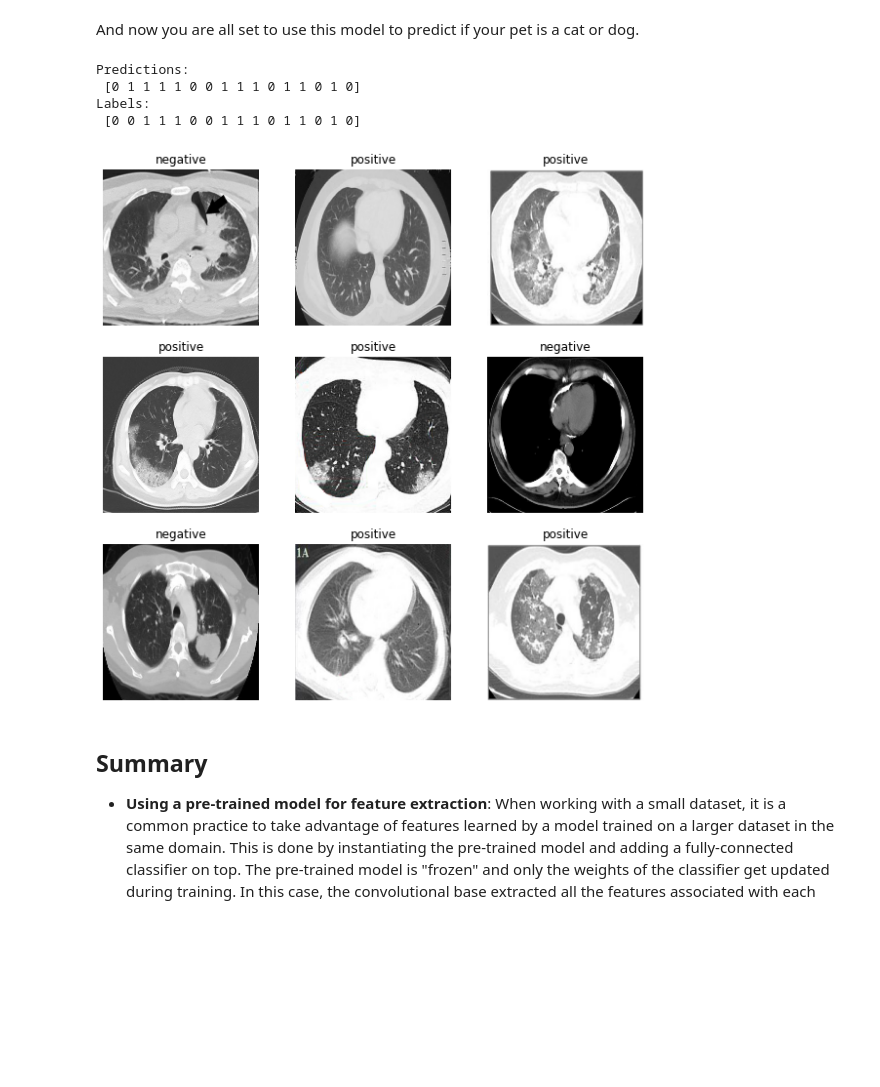
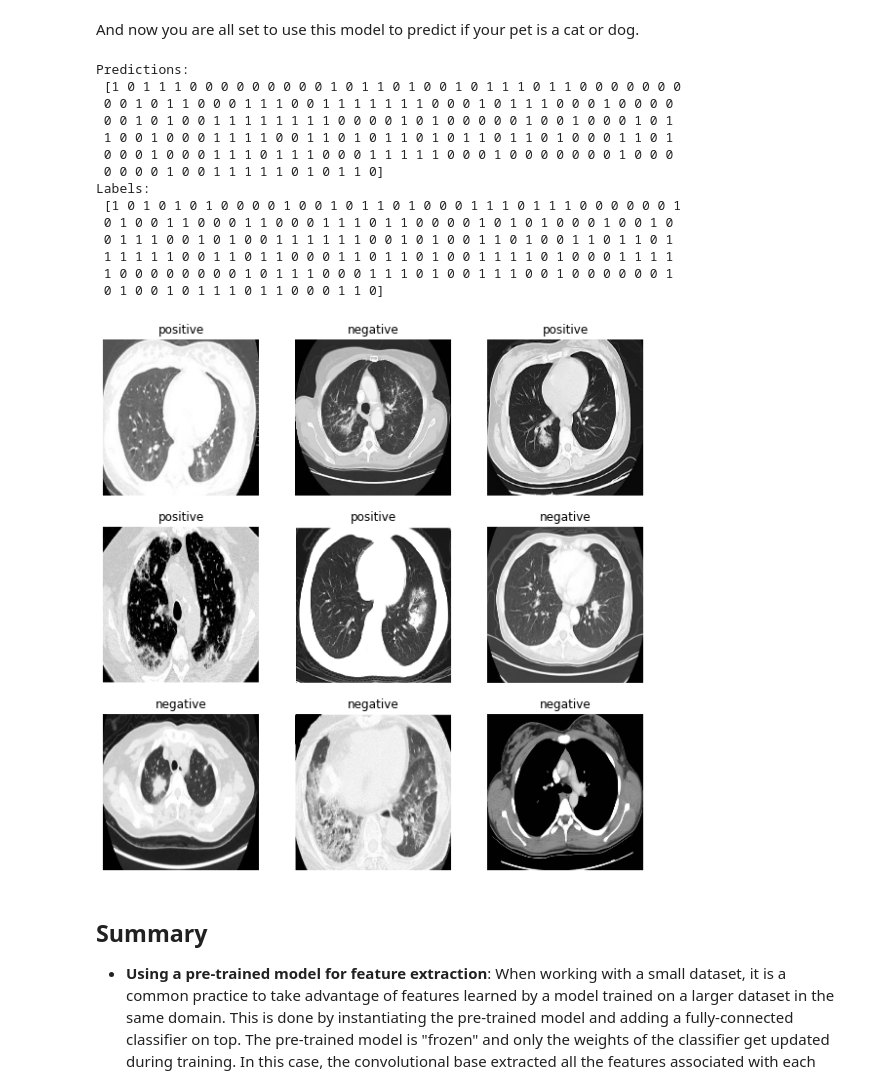
Before and after one commit to Yuriowindiatmoko2401/tesis-klasifikasi-covid-19, a Jupyter notebook: EfficientNetB0.ipynb, the cells around one changed output. Drawn from its saved outputs; the diff is of its cells as text; code cells hidden in the pictures; blank space fills up the shorter version.

```diff
--- a/EfficientNetB0.ipynb
+++ b/EfficientNetB0.ipynb
@@ -94,9 +94,9 @@ In this tutorial, you will use a dataset containing several thousand images of c
 PATH = os.getcwd()
 
 train_dir = os.path.join(PATH, 'train')
-validation_dir = os.path.join(PATH, 'validation')
+validation_dir = os.path.join(PATH, 'test')
 
-BATCH_SIZE = 16
+BATCH_SIZE = 64
 IMG_SIZE = (160, 160)
 
 train_dataset = image_dataset_from_directory(train_dir,
@@ -112,6 +112,6 @@ PATH
 # %%
 validation_dataset = image_dataset_from_directory(validation_dir,
                                                   shuffle=True,
-                                                  batch_size=BATCH_SIZE,
+                                                  batch_size=203,
                                                   image_size=IMG_SIZE)
 # %% [output]
@@ -321,7 +321,7 @@ len(model.trainable_variables)
 
 After training for 10 epochs, you should see ~94% accuracy on the validation set.
 # %%
-initial_epochs = 10
+initial_epochs = 25
 
 loss0, accuracy0 = model.evaluate(validation_dataset)
 # %% [output]
@@ -459,7 +456,7 @@ len(model.trainable_variables)
 # %% [markdown]
 If you trained to convergence earlier, this step will improve your accuracy by a few percentage points.
 # %%
-fine_tune_epochs = 10
+fine_tune_epochs = 25
 total_epochs =  initial_epochs + fine_tune_epochs
 
 history_fine = model.fit(train_dataset,
@@ -539,28 +536,38 @@ Test accuracy : 0.8819444179534912
 And now you are all set to use this model to predict if your pet is a cat or dog.
 # %%
 #Retrieve a batch of images from the test set
-image_batch, label_batch = test_dataset.as_numpy_iterator().next()
+image_batch, label_batch = validation_dataset.as_numpy_iterator().next()
 predictions = model.predict_on_batch(image_batch).flatten()
 
 # Apply a sigmoid since our model returns logits
 predictions = tf.nn.sigmoid(predictions)
 predictions = tf.where(predictions < 0.5, 0, 1)
 
 print('Predictions:\n', predictions.numpy())
 print('Labels:\n', label_batch)
 
 plt.figure(figsize=(10, 10))
 for i in range(9):
   ax = plt.subplot(3, 3, i + 1)
   plt.imshow(image_batch[i].astype("uint8"))
   plt.title(class_names[predictions[i]])
   plt.axis("off")
 # %% [output]
 Predictions:
- [0 1 1 1 1 0 0 1 1 1 0 1 1 0 1 0]
+ [1 0 1 1 1 0 0 0 0 0 0 0 0 0 1 0 1 1 0 1 0 0 1 0 1 1 1 0 1 1 0 0 0 0 0 0 0
+ 0 0 1 0 1 1 0 0 0 1 1 1 0 0 1 1 1 1 1 1 1 0 0 0 1 0 1 1 1 0 0 0 1 0 0 0 0
+ 0 0 1 0 1 0 0 1 1 1 1 1 1 1 1 0 0 0 0 1 0 1 0 0 0 0 0 1 0 0 1 0 0 0 1 0 1
+ 1 0 0 1 0 0 0 1 1 1 1 0 0 1 1 0 1 0 1 1 0 1 0 1 1 0 1 1 0 1 0 0 0 1 1 0 1
+ 0 0 0 1 0 0 0 1 1 1 0 1 1 1 0 0 0 1 1 1 1 1 0 0 0 1 0 0 0 0 0 0 0 1 0 0 0
+ 0 0 0 0 1 0 0 1 1 1 1 1 0 1 0 1 1 0]
 Labels:
- [0 0 1 1 1 0 0 1 1 1 0 1 1 0 1 0]
+ [1 0 1 0 1 0 1 0 0 0 0 1 0 0 1 0 1 1 0 1 0 0 0 1 1 1 0 1 1 1 0 0 0 0 0 0 1
+ 0 1 0 0 1 1 0 0 0 1 1 0 0 0 1 1 1 0 1 1 0 0 0 0 1 0 1 0 1 0 0 0 1 0 0 1 0
+ 0 1 1 1 0 0 1 0 1 0 0 1 1 1 1 1 1 0 0 1 0 1 0 0 1 1 0 1 0 0 1 1 0 1 1 0 1
+ 1 1 1 1 1 0 0 1 1 0 1 1 0 0 0 1 1 0 1 1 0 1 0 0 1 1 1 1 0 1 0 0 0 1 1 1 1
+ 1 0 0 0 0 0 0 0 0 1 0 1 1 1 0 0 0 1 1 1 0 1 0 0 1 1 1 0 0 1 0 0 0 0 0 0 1
+ 0 1 0 0 1 0 1 1 1 0 1 1 0 0 0 1 1 0]
-[figure, old version]
+[figure, new version]
 # %% [markdown]
 ## Summary
 
```
Also changed, not shown: parts of 37 cells of this notebook, 10 other files.
